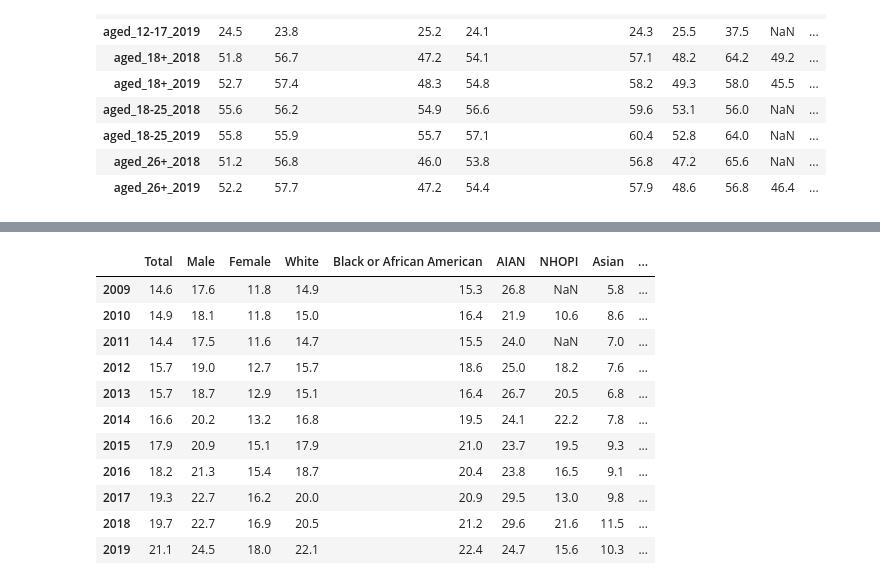
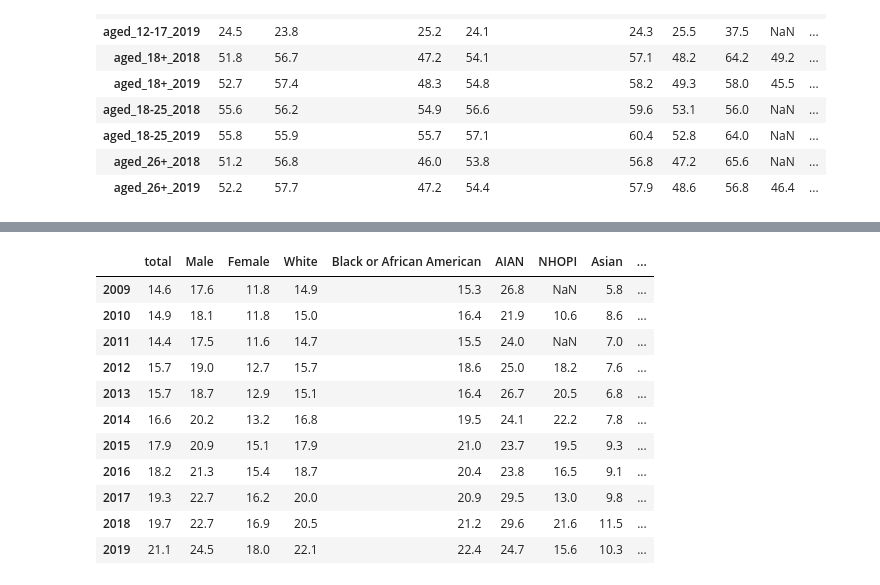
Before and after one commit to azk9/origin2950, a Jupyter notebook: project_phase2.ipynb, the cells around one changed output, grey strips where cells are left out. Drawn from its saved outputs; the diff is of its cells as text; code cells hidden in the pictures.

```diff
--- a/project_phase2.ipynb
+++ b/project_phase2.ipynb
@@ -88,6 +126,12 @@ def arrange_data(array, number_of_rows, number_of_columns):
     return formatted_data
 # %%
 def to_numbers(dataframe):
+    """
+    Returns a pandas DataFrame with all entries turned into numeric datatypes (ints, floats).  If an entry cannot be converted
+    into a numerica data type, it will replace the entry with NaN.
+
+    dataframe: the pandas DataFrame on which the operation described above will be performed.
+    """
     col_names = dataframe.columns.values.tolist()
     row_count = len(dataframe)
     for name in col_names:
@@ -112,2 +156,5 @@ Since our project incorporates a lot of different data from a lot of different d
 # %%
-what_it_do = {'df1':'Mental illness numbers by demographic', 'df2':'Mental illness percent by demographic', 'df3': 'Locations where mental health services were received by age', 'df4': 'Locations where mental health services were received by age (percent)', 'df5': 'Illicit drug use percent by demographic', 'df6': 'Mental illness percent by demographic'}
+what_it_do = {'df2':'Any Mental Illness in Past Year among Persons Aged 18 or Older, by Demographic Characteristics: Percentages: 2008-2019',
+              'df5':'Illicit drug use percent by demographic, 2009-2019',
+              'df6':'Mental illness percent by age group and demographic',
+              'df7':'Illicit Drug Use in Past Year among Persons Aged 18 or Older, by Demographic Characteristics: Percentages: 2009-2019'}
@@ -312,10 +284,11 @@ df2
 # %%
 filler = [None]*(110)
-df7 = pd.DataFrame(arrange_data(filler, 11, 10), years1[1:], ['Total','Male', 'Female', 'White', 'Black or African American', 'AIAN', 'NHOPI', 'Asian', 'Two or more races','Hispanic/Latino'])
+df7 = pd.DataFrame(arrange_data(filler, 11, 10), years1[1:], ['total','Male', 'Female', 'White', 'Black or African American', 'AIAN', 'NHOPI', 'Asian', 'Two or More Races','Hispanic or Latino'])
 
 ## Illicit Drug Use in Past Year among Persons Aged 12 or Older, by Age Group and Demographic Characteristics: Percentages
 ## 2019: https://www.samhsa.gov/data/sites/default/files/reports/rpt29394/NSDUHDetailedTabs2019/NSDUHDetTabsSect1pe2019.htm
-df7['Total']['2019']=21.1
+
+df7['total']['2019']=21.1
 df7['Male']['2019']=24.5
 df7['Female']['2019']=18.0
 df7['White']['2019']=22.1
@@ -323,12 +296,13 @@ df7['Black or African American']['2019']=22.4
 df7['AIAN']['2019']=24.7
 df7['NHOPI']['2019']=15.6
 df7['Asian']['2019']=10.3
-df7['Two or more races']['2019']=34.3
-df7['Hispanic/Latino']['2019']=19.1
+df7['Two or More Races']['2019']=34.3
+df7['Hispanic or Latino']['2019']=19.1
 
-## 2018 & 2017:
-df7['Total']['2018']=19.7
-df7['Total']['2017']=19.3
+## 2018 & 2017: https://www.samhsa.gov/data/sites/default/files/cbhsq-reports/NSDUHDetailedTabs2018R2/NSDUHDetTabsSect1pe2018.htm
+
+df7['total']['2018']=19.7
+df7['total']['2017']=19.3
 df7['Male']['2018']=22.7
 df7['Male']['2017']=22.7
 df7['Female']['2018']=16.9
@@ -343,14 +317,15 @@ df7['NHOPI']['2018']=21.6
 df7['NHOPI']['2017']=13.0
 df7['Asian']['2018']=11.5
 df7['Asian']['2017']=9.8
-df7['Two or more races']['2018']=27.1
-df7['Two or more races']['2017']=28.6
-df7['Hispanic/Latino']['2018']=17.1
-df7['Hispanic/Latino']['2017']=17.6
+df7['Two or More Races']['2018']=27.1
+df7['Two or More Races']['2017']=28.6
+df7['Hispanic or Latino']['2018']=17.1
+df7['Hispanic or Latino']['2017']=17.6
 
 ## 2016 & 2015: https://www.samhsa.gov/data/report/results-2016-national-survey-drug-use-and-health-detailed-tables
-df7['Total']['2016']=18.2
-df7['Total']['2015']=17.9
+
+df7['total']['2016']=18.2
+df7['total']['2015']=17.9
 df7['Male']['2015']=20.9
 df7['Male']['2016']=21.3
 df7['Female']['2016']=15.4
@@ -365,14 +340,15 @@ df7['NHOPI']['2016']=16.5
 df7['NHOPI']['2015']=19.5
 df7['Asian']['2016']=9.1
 df7['Asian']['2015']=9.3
-df7['Two or more races']['2016']=31.7
-df7['Two or more races']['2015']=28.1
-df7['Hispanic/Latino']['2016']=16.1
-df7['Hispanic/Latino']['2015']=17.0
+df7['Two or More Races']['2016']=31.7
+df7['Two or More Races']['2015']=28.1
+df7['Hispanic or Latino']['2016']=16.1
+df7['Hispanic or Latino']['2015']=17.0
 
 ## 2014 & 2013: https://www.samhsa.gov/data/report/results-2014-national-survey-drug-use-and-health-detailed-tables table 1.23B
-df7['Total']['2014']=16.6
-df7['Total']['2013']=15.7
+
+df7['total']['2014']=16.6
+df7['total']['2013']=15.7
 df7['Male']['2014']=20.2
 df7['Male']['2013']=18.7
 df7['Female']['2014']=13.2
@@ -387,14 +363,15 @@ df7['NHOPI']['2014']=22.2
 df7['NHOPI']['2013']=20.5
 df7['Asian']['2014']=7.8
 df7['Asian']['2013']=6.8
-df7['Two or more races']['2014']=24.2
-df7['Two or more races']['2013']=29.3
-df7['Hispanic/Latino']['2014']=15.0
-df7['Hispanic/Latino']['2013']=14.7
+df7['Two or More Races']['2014']=24.2
+df7['Two or More Races']['2013']=29.3
+df7['Hispanic or Latino']['2014']=15.0
+df7['Hispanic or Latino']['2013']=14.7
 
 ## 2012 & 2011: https://www.samhsa.gov/data/report/results-2012-national-survey-drug-use-and-health-detailed-tables-table-contents table 1.23B
-df7['Total']['2012']=15.7
-df7['Total']['2011']=14.4
+
+df7['total']['2012']=15.7
+df7['total']['2011']=14.4
 df7['Male']['2012']=19.0
 df7['Male']['2011']=17.5
 df7['Female']['2012']=12.7
@@ -409,14 +386,15 @@ df7['NHOPI']['2012']=18.2
 df7['NHOPI']['2011']='*'
 df7['Asian']['2012']=7.6
 df7['Asian']['2011']=7.0
-df7['Two or more races']['2012']=21.4
-df7['Two or more races']['2011']=22.0
-df7['Hispanic/Latino']['2012']=15.2
-df7['Hispanic/Latino']['2011']=13.7
+df7['Two or More Races']['2012']=21.4
+df7['Two or More Races']['2011']=22.0
+df7['Hispanic or Latino']['2012']=15.2
+df7['Hispanic or Latino']['2011']=13.7
 
 ## 2010 & 2009: https://www.samhsa.gov/data/report/results-2010-national-survey-drug-use-and-health-detailed-tables table 1.23B
-df7['Total']['2010']=14.9
-df7['Total']['2009']=14.6
+
+df7['total']['2010']=14.9
+df7['total']['2009']=14.6
 df7['Male']['2010']=18.1
 df7['Male']['2009']=17.6
 df7['Female']['2010']=11.8
@@ -431,11 +409,12 @@ df7['NHOPI']['2010']=10.6
 df7['NHOPI']['2009']='*'
 df7['Asian']['2010']=8.6
 df7['Asian']['2009']=5.8
-df7['Two or more races']['2010']=22.3
-df7['Two or more races']['2009']=23.3
-df7['Hispanic/Latino']['2010']=14.2
-df7['Hispanic/Latino']['2009']=14.0
+df7['Two or More Races']['2010']=22.3
+df7['Two or More Races']['2009']=23.3
+df7['Hispanic or Latino']['2010']=14.2
+df7['Hispanic or Latino']['2009']=14.0
 
 df7 = to_numbers(df7)
+print(what_it_do['df7'])
 df7
 # %% [output]
@@ -442,4 +422,4 @@ df7
-|  | Total | Male | Female | White | Black or African American | AIAN | NHOPI | Asian | ... |
+|  | total | Male | Female | White | Black or African American | AIAN | NHOPI | Asian | ... |
 | 2009 | 14.6 | 17.6 | 11.8 | 14.9 | 15.3 | 26.8 | NaN | 5.8 | ... |
 | 2010 | 14.9 | 18.1 | 11.8 | 15.0 | 16.4 | 21.9 | 10.6 | 8.6 | ... |
 | 2011 | 14.4 | 17.5 | 11.6 | 14.7 | 15.5 | 24.0 | NaN | 7.0 | ... |
```
Also changed, not shown: parts of 29 cells of this notebook.
